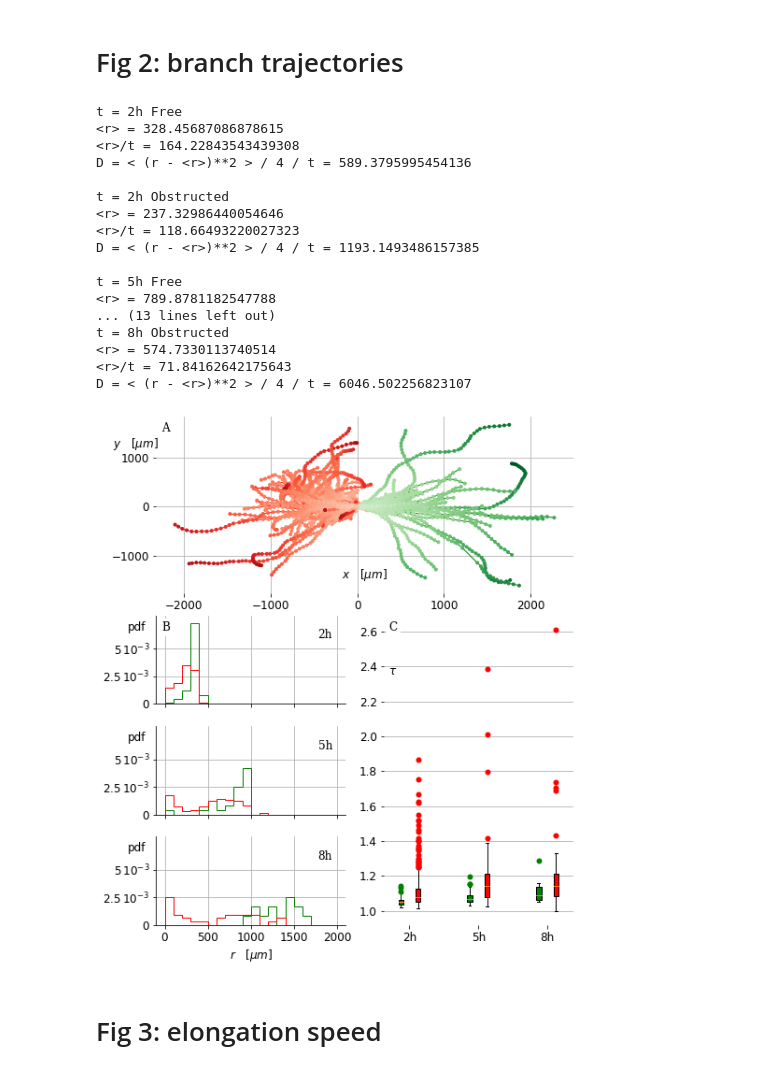
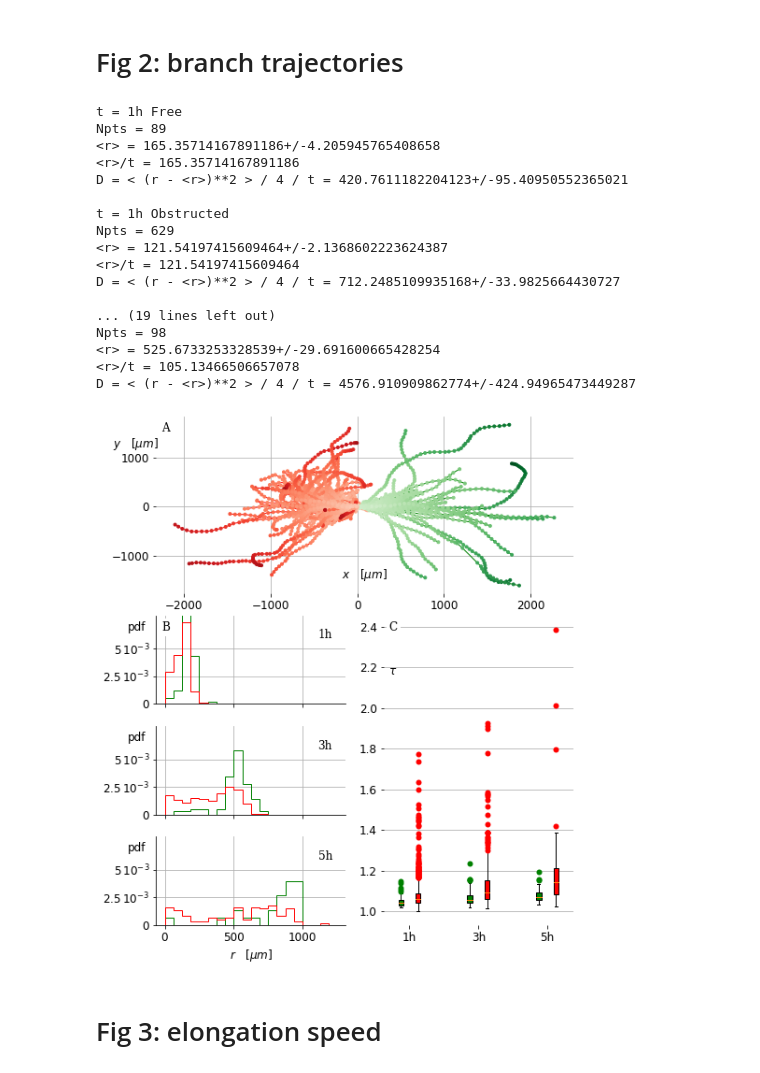
Before and after one commit to thibault-chassereau/HyphalNetwork_ApexHypha_Interactions, a Jupyter notebook: ApexHyphaInteractions.ipynb, the cells around one changed output. Saved outputs shown, nothing was run; the diff lists cells and outputs as text; code cells hidden in the pictures.

```diff
--- a/ApexHyphaInteractions.ipynb
+++ b/ApexHyphaInteractions.ipynb
@@ -210,6 +210,22 @@ fit_witherror = {r.name:error_estimation_bootstrap(datas_f[r.name],Ntest=1000)
 # %% [markdown]
 # Fig 2: branch trajectories
 # %%
+def bootstrap_r_D(radial_distribution:np.ndarray,time:float,Nbootstrap:int=1000)->tuple[float]:
+    """
+    Given the distribution of radial position at a given time point,
+    return the mean radius and the diffusion coefficient calculated by bootstrap
+    """
+    Npoints = len(radial_distribution)
+    r = []
+    D = []
+    for _ in range(Nbootstrap):
+        selection = np.random.choice(radial_distribution,size=Npoints)
+        r_selection = np.mean(selection)
+        D_selection = np.mean((selection-r_selection)**2)/4/time#< (r - <r>)**2 > / 4 / t
+        r.append(r_selection)
+        D.append(D_selection)
+    return ((np.mean(r),np.std(r),np.mean(D),np.std(D)))
+
 def align_start_tortuosity(branch:Branche)->tuple[np.ndarray]:
     times,speeds = branch.vecteurs_vitesses()
     if len(times)<3:
@@ -235,9 +251,9 @@ def align_start_tortuosity(branch:Branche)->tuple[np.ndarray]:
     return ages,pos_apex,tortuosity
 
 
-ages2analyze = [2,5,8]
+ages2analyze = [1,3,5]
 dt = 18/60/2
-bins_radii = np.linspace(0,2000,21)
+bins_radii = np.linspace(0,1250,21)
 fig,axes = plt.subplot_mosaic([["traj","traj"],
                                    ["dist_r_0","box"],
                                    ["dist_r_1","box"],
@@ -283,11 +299,12 @@ for i_age,age_analyze in enumerate(ages2analyze):
         ax.hist(data[filtre][:,2],bins=bins_radii,histtype="step",
                 color=color,
                 density=True)
-        r = data[filtre][:,2]
+        r,dr,D,dD = bootstrap_r_D(data[filtre][:,2],time=age_analyze,Nbootstrap=1000)
         print(f"t = {age_analyze}h"+" "+("Obstructed" if i_free else "Free"))
-        print('<r> = ' + str(np.mean(r)))
-        print(f"<r>/t = {np.mean(r)/age_analyze}")
-        print('D = < (r - <r>)**2 > / 4 / t = ' + str(np.mean( (r - np.mean(r))**2 ) / 4 / age_analyze ) )
+        print(f"Npts = {len(data[filtre][:,2])}")
+        print(f'<r> = {r}+/-{dr}')
+        print(f"<r>/t = {r/age_analyze}")
+        print(f'D = < (r - <r>)**2 > / 4 / t = {D}+/-{dD}')
         print()
         ax = axes["box"]
         flierprops = dict(marker='o', markerfacecolor=color,
@@ -324,49 +341,49 @@ axes["dist_r_0"].tick_params(labelbottom=False)
 axes["dist_r_1"].tick_params(labelbottom=False)
 axes["dist_r_2"].set_xlabel("$r\quad[\mu m]$")
 axes["box"].set_frame_on(False)
 axes["box"].set_ylabel("$\\tau$",rotation="horizontal")
 axes["box"].yaxis.set_label_coords(0.05,0.8)
 axes["box"].set_xticks(ticks=[0,2,4],labels=[f"{a}h" for a in ages2analyze])
 axes["box"].grid(axis="y")
 axes["traj"].annotate(
         "A",
         xy=(0, 1), xycoords='axes fraction',
         xytext=(+0.5, -0.5), textcoords='offset fontsize',
         fontsize='medium', verticalalignment='top', fontfamily='serif',
         bbox=dict(facecolor='1', edgecolor='none', pad=3.0))
 axes["dist_r_0"].annotate(
         "B",
         xy=(0, 1), xycoords='axes fraction',
         xytext=(+0.5, -0.5), textcoords='offset fontsize',
         fontsize='medium', verticalalignment='top', fontfamily='serif',
         bbox=dict(facecolor='1', edgecolor='none', pad=3.0))
 axes["box"].annotate(
         "C",
         xy=(0, 1), xycoords='axes fraction',
         xytext=(+0.5, -0.5), textcoords='offset fontsize',
         fontsize='medium', verticalalignment='top', fontfamily='serif',
         bbox=dict(facecolor='1', edgecolor='none', pad=3.0))
 plt.savefig('fig2',dpi=300)
 plt.show()
 # %% [output]
-t = 2h Free
-<r> = 328.45687086878615
-<r>/t = 164.22843543439308
-D = < (r - <r>)**2 > / 4 / t = 589.3795995454136
+t = 1h Free
+Npts = 89
+<r> = 165.35714167891186+/-4.205945765408658
+<r>/t = 165.35714167891186
+D = < (r - <r>)**2 > / 4 / t = 420.7611182204123+/-95.40950552365021
 
-t = 2h Obstructed
-<r> = 237.32986440054646
-<r>/t = 118.66493220027323
-D = < (r - <r>)**2 > / 4 / t = 1193.1493486157385
+t = 1h Obstructed
+Npts = 629
+<r> = 121.54197415609464+/-2.1368602223624387
+<r>/t = 121.54197415609464
+D = < (r - <r>)**2 > / 4 / t = 712.2485109935168+/-33.9825664430727
 
-t = 5h Free
-<r> = 789.8781182547788
-... (13 lines left out)
-t = 8h Obstructed
-<r> = 574.7330113740514
-<r>/t = 71.84162642175643
-D = < (r - <r>)**2 > / 4 / t = 6046.502256823107
+... (19 lines left out)
+Npts = 98
+<r> = 525.6733253328539+/-29.691600665428254
+<r>/t = 105.13466506657078
+D = < (r - <r>)**2 > / 4 / t = 4576.910909862774+/-424.94965473449287
-[figure, old version]
+[figure, new version]
 # %% [markdown]
 # Fig 3: elongation speed
 # %%
```
Also changed, not shown: parts of 4 cells of this notebook, 8 other files.
